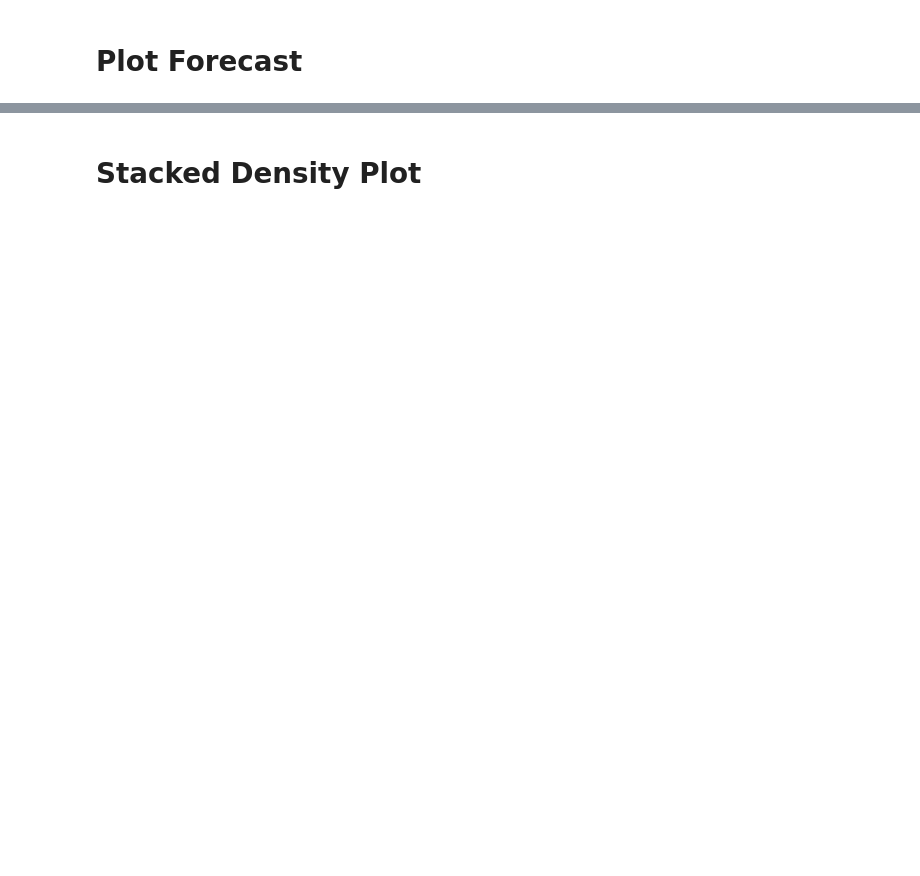
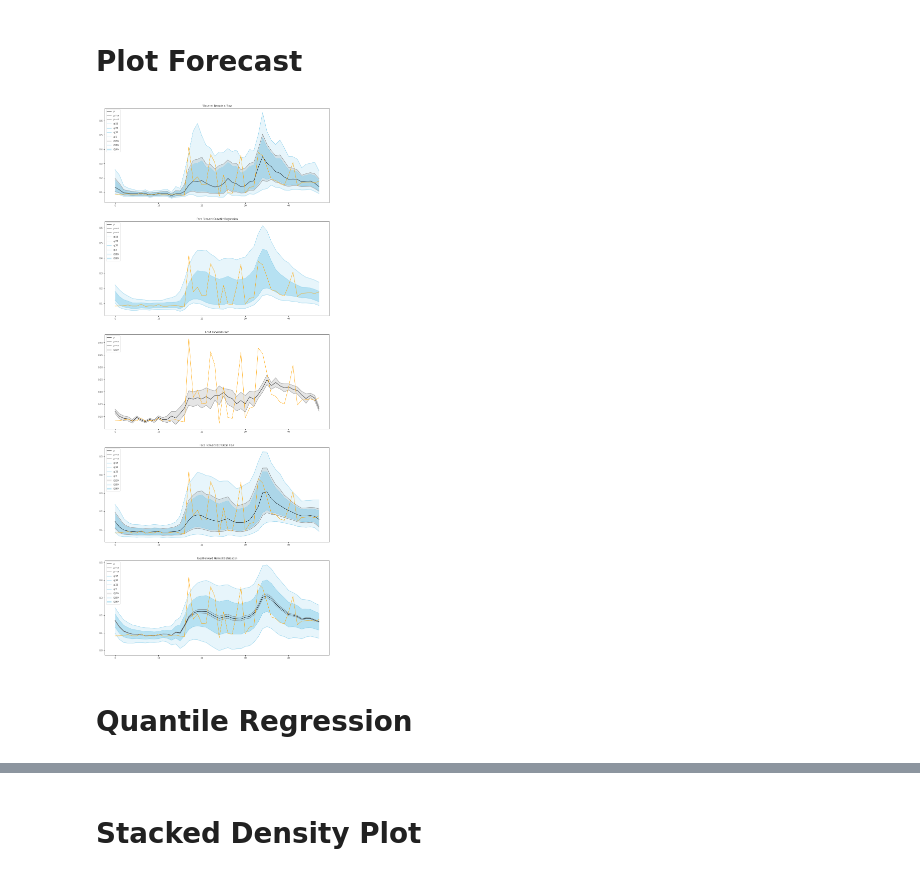
Before and after one commit to MArpogaus/Bernstein-Experiments, a Jupyter notebook: ipynb/tfexp_evaluate.ipynb, the cells around one changed output, grey strips where cells are left out. Cells and saved outputs as stored; diff of their text form; code cells hidden in the pictures; blank space fills up the shorter version.

```diff
--- a/ipynb/tfexp_evaluate.ipynb
+++ b/ipynb/tfexp_evaluate.ipynb
@@ -729,7 +822,7 @@ def match_prob_model(name):
     if 'flow' in name:
         return MultivariateBernsteinFlow
     elif 'gmm' in name:
-        return MixedNormal()
+        return MixedNormal
     elif 'qunatile_regression' in name:
         return PinballLoss.constrain_quantiles
     elif 'normal_distribution' in name:
@@ -821,11 +860,18 @@ date_time=date_time.to_frame(index=False,name='date_time')
 # %%
 x=(test_x1[:1],test_x2[:1])
 y=test_y[:1]
-for m in eval_models:
-    fig = plt.figure(figsize=(16,8))
+
+plots=len(eval_models)
+fig, ax = plt.subplots(plots, figsize=(16,8*plots))
+
+for i,m in enumerate(eval_models):
     df=plot_probabilistic_forecast(
         models[m],
         prob_models[m],
-        x=x)
-    plt.plot(y.flatten(),color='orange',label='load')
-    fig.suptitle(m.replace('_',' ').title())
+        x=x,
+        ax=ax[i]
+    )
+    ax[i].plot(y.flatten(),color='orange',label='load')
+    ax[i].set_title(m.replace('_',' ').title())
+# %% [output]
+[figure, added]
@@ -862,3 +878,5 @@ for (i,(name,yhat)),ax in zip(enumerate(yhats.items()),list(axs)):
+# %% [markdown]
+# Quantile Regression
 # %%
 m='feed_forward_qunatile_regression'
 model=models[m]
```
Also changed, not shown: parts of 70 cells of this notebook, 11 other files.
